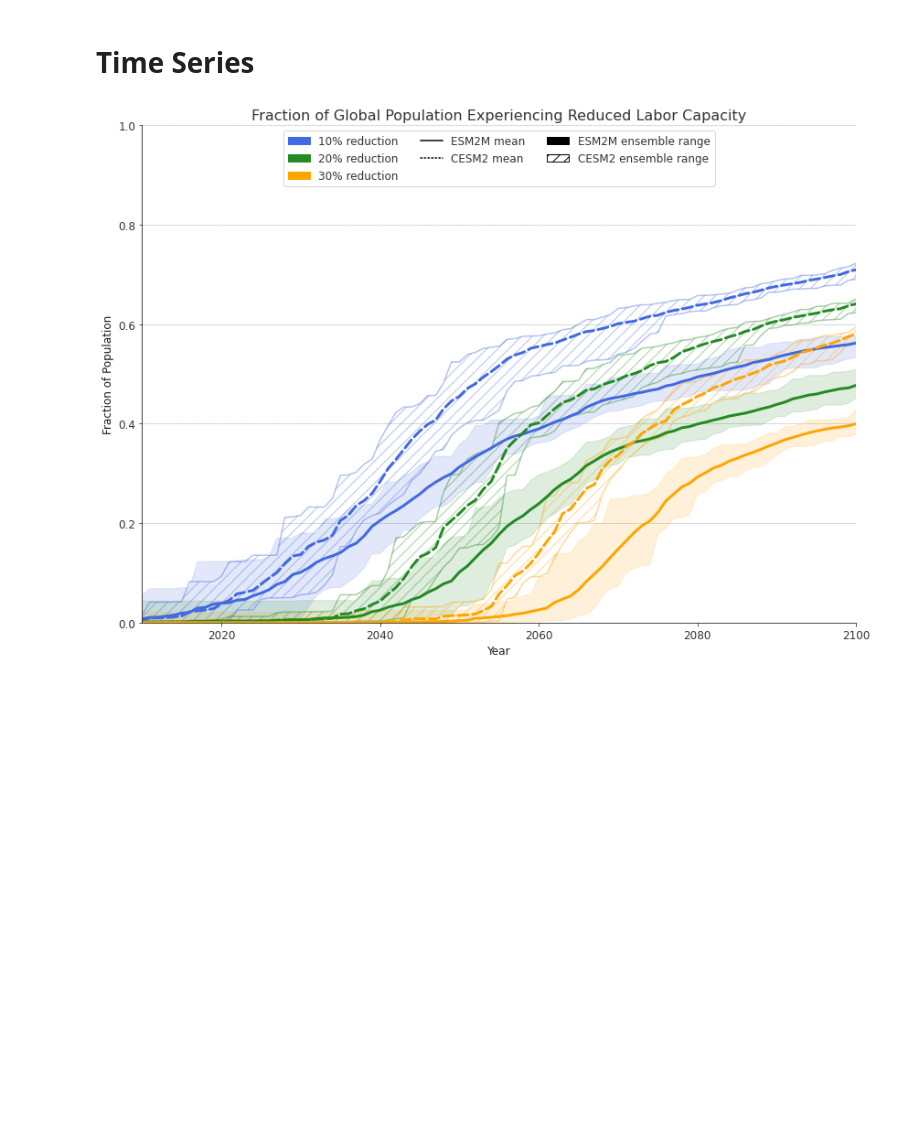
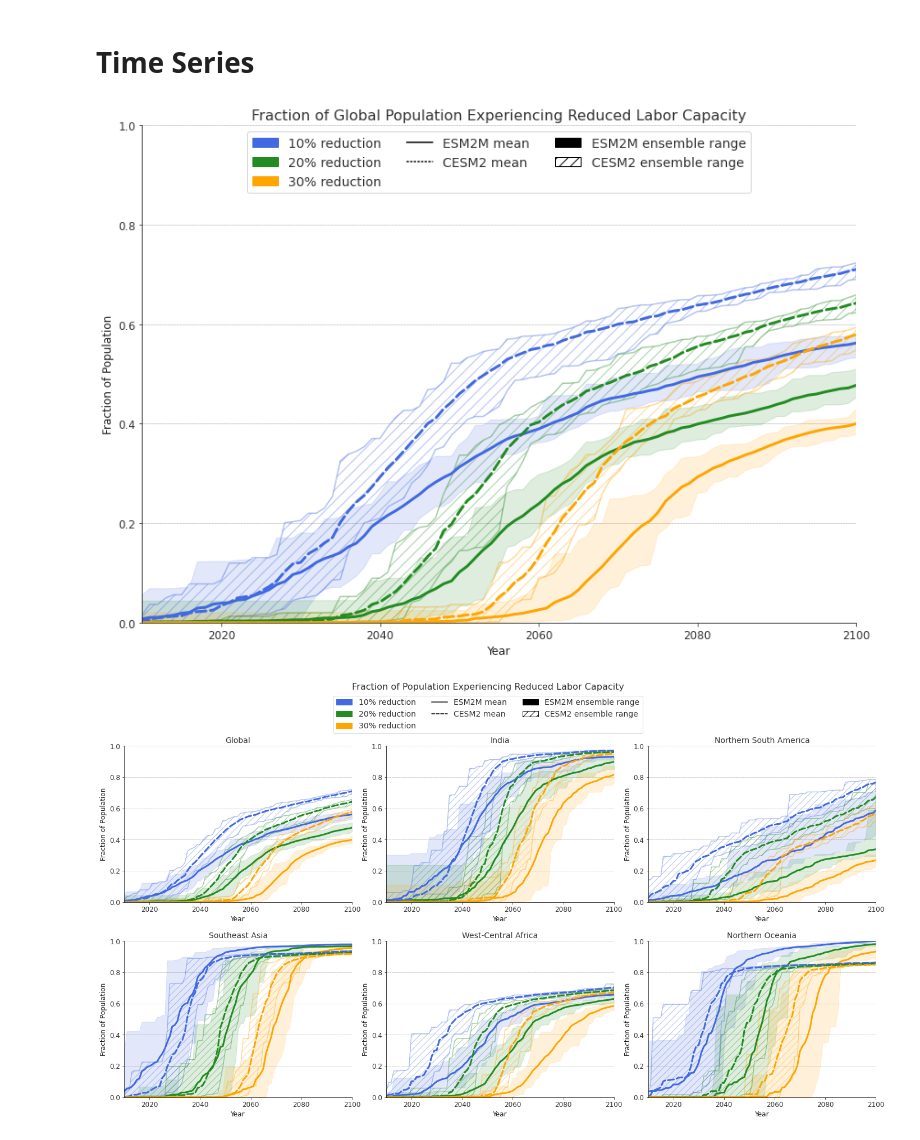
Before and after one commit to KYan19/pei, a Jupyter notebook: notebooks/8.2_Summer_ToE.ipynb, the cells around one changed output. Cells and saved outputs as stored; diff of their text form; code cells hidden in the pictures; blank space fills up the shorter version.

```diff
--- a/notebooks/8.2_Summer_ToE.ipynb
+++ b/notebooks/8.2_Summer_ToE.ipynb
@@ -338,9 +354,60 @@ dot_line = mlines.Line2D([], [], color='black', linestyle='dotted', label='CESM2
 solid_patch = mpatches.Patch(color='black', label='ESM2M ensemble range')
 hatch_patch = mpatches.Patch(fill=False, hatch='//', color='black', label='CESM2 ensemble range')
 
-ax.legend(handles=[blue_patch,green_patch,orange_patch,solid_line,dot_line,solid_patch,hatch_patch],ncol=3,fancybox=True,loc='upper center',fontsize=12);
+ax.legend(handles=[blue_patch,green_patch,orange_patch,solid_line,dot_line,solid_patch,hatch_patch],ncol=3,fancybox=True,loc='upper center');
 # %% [output]
-[figure, old version]
+[figure, new version]
+# %%
+# Regions to plot
+regions = ['Global','India','Northern South America','Southeast Asia','West-Central Africa','Northern Oceania']
+
+# Create figure and axes
+fig, axs = plt.subplots(figsize=(24,12),nrows=2,ncols=3)
+
+# Running counter to determine axis
+index = 0
+
+# Loop through regions
+for region in regions:
+    # Get correct axis
+    ax = axs[int(index/3)][index%3]
+    index+=1
+
+    # Get ToE and population data for region
+    ds_esm2m = lf.slice_region(ds_toe_esm2m,region,'GFDL')
+    pop_esm2m = lf.slice_region(ds_pop_esm2m,region,'GFDL')
+    ds_cesm2 = lf.slice_region(ds_toe_cesm2,region,'CESM2')
+    pop_cesm2 = lf.slice_region(ds_pop_cesm2,region,'CESM2')
+
+    # Call function to plot for this region
+    frac_emerge_plot(ds_esm2m,ds_cesm2,pop_esm2m,pop_cesm2,region,ax)
+
+# Set legend
+blue_patch = mpatches.Patch(color='royalblue', label='10% reduction')
+green_patch = mpatches.Patch(color='forestgreen', label='20% reduction')
+orange_patch = mpatches.Patch(color='orange', label='30% reduction')
+
+solid_line = mlines.Line2D([], [], color='black', linestyle='solid', label='ESM2M mean')
+dot_line = mlines.Line2D([], [], color='black', linestyle='dashed', label='CESM2 mean')
+
+solid_patch = mpatches.Patch(color='black', label='ESM2M ensemble range')
+hatch_patch = mpatches.Patch(fill=False, hatch='//', color='black', label='CESM2 ensemble range')
+
+# Create axis at top for legend
+fig.subplots_adjust(top=0.85)
+legend_ax = fig.add_axes([0.3, 0.875, 0.4, 0.08])
+legend_ax.legend(handles=[blue_patch,green_patch,orange_patch,solid_line,dot_line,solid_patch,hatch_patch],ncol=3,loc='center');
+
+# Make legend axis markings invisible
+legend_ax.set_frame_on(False)
+legend_ax.grid(False)
+legend_ax.tick_params(bottom=False,left=False,labelbottom=False,labelleft=False)
+
+# Make sure plots don't overlap
+fig.subplots_adjust(wspace=.15,hspace=.25)
+fig.suptitle('Fraction of Population Experiencing Reduced Labor Capacity',fontsize=16);
+# %% [output]
+[figure, added]
 # %%
 regions = ['Global','India','Northern South America','Southeast Asia','West-Central Africa','Northern Oceania']
 
```
Also changed, not shown: parts of 24 cells of this notebook, 3 other files.
